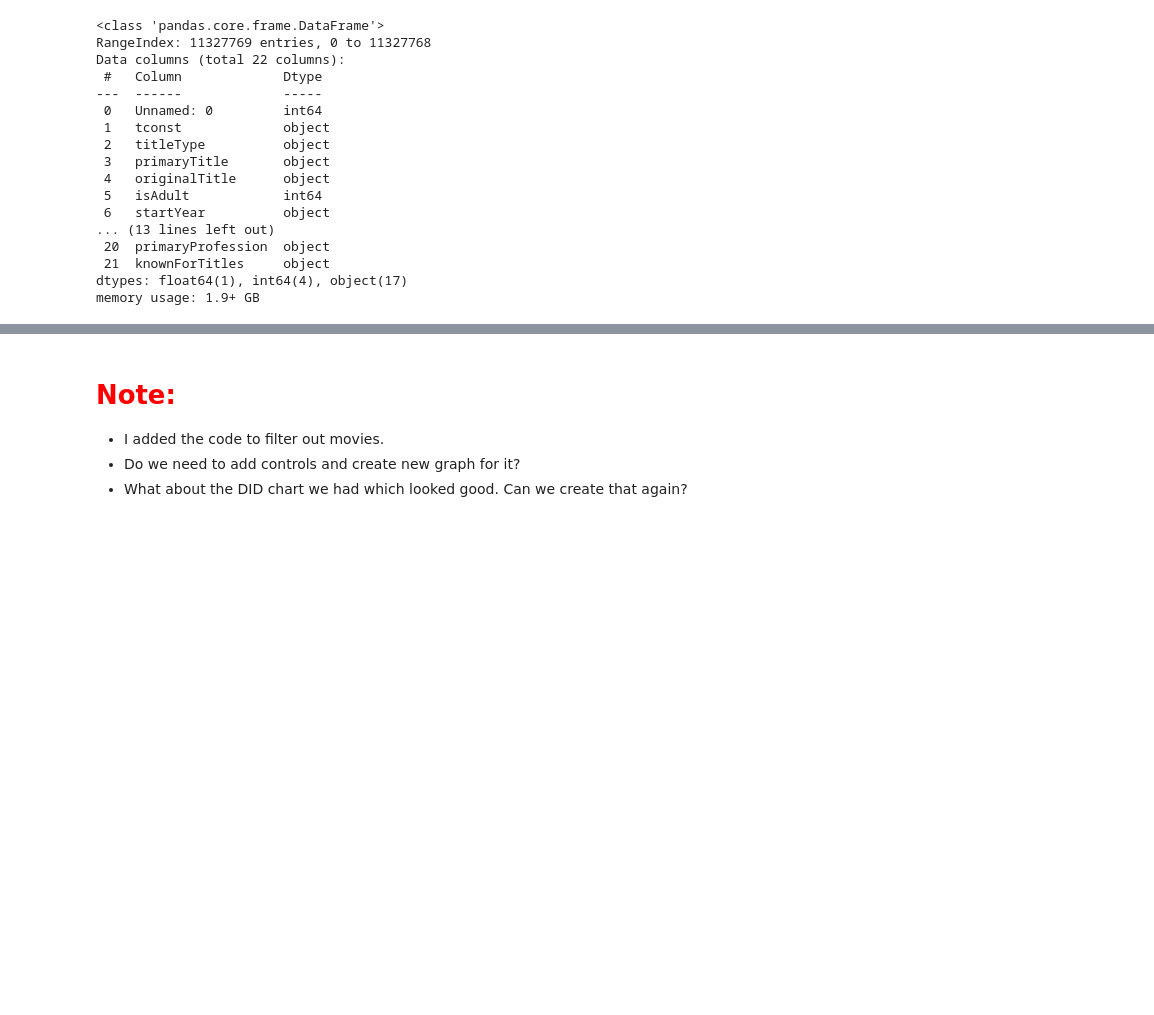
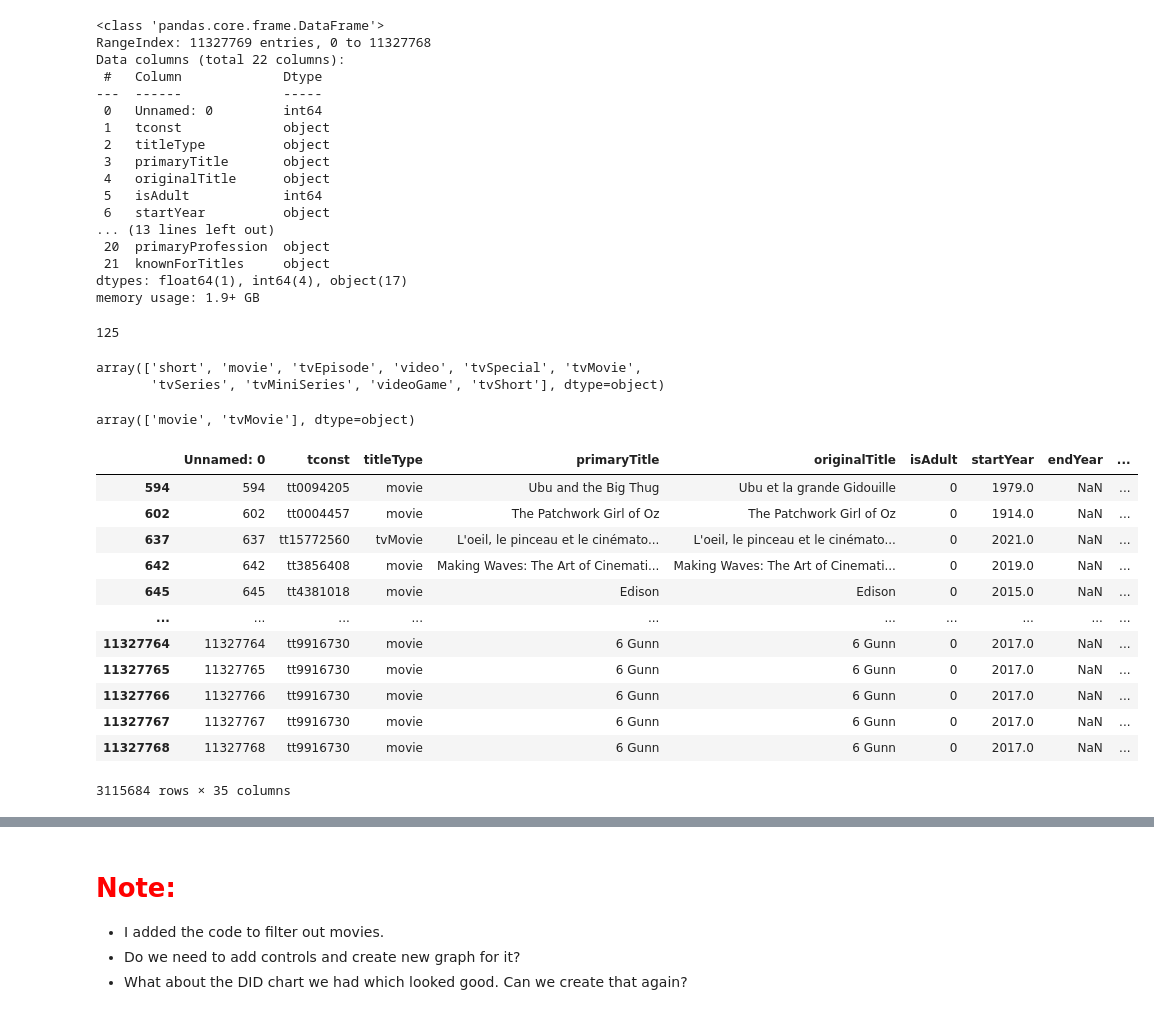
Before and after one commit to shreyash0O7/IMDb_for_Arya, a Jupyter notebook: new_codebase.ipynb, the cells around one changed output, grey strips where cells are left out. Cells and saved outputs as stored; diff of their text form; code cells hidden in the pictures; blank space fills up the shorter version.

```diff
--- a/new_codebase.ipynb
+++ b/new_codebase.ipynb
@@ -123,6 +125,10 @@ Data columns (total 22 columns):
  21  knownForTitles     object
 dtypes: float64(1), int64(4), object(17)
 memory usage: 1.9+ GB
+# %%
+merged_df['startYear'].nunique()
+# %% [output]
+125
 # %%
 merged_df['is_actress'] = merged_df['primaryProfession'].apply(lambda x: 1 if 'actress' in str(x).split(',') else 0)
 # Convert 'startYear' to integers, handling non-numeric values as NaN (errors='coerce')
@@ -151,5 +157,10 @@ merged_df['isAdult'] = pd.to_numeric(merged_df['isAdult'], errors='coerce')
 merged_df['runtimeMinutes'] = pd.to_numeric(merged_df['runtimeMinutes'], errors='coerce')
 merged_df['birthYear'] = pd.to_numeric(merged_df['birthYear'], errors='coerce')
 merged_df['endYear'] = pd.to_numeric(merged_df['endYear'], errors='coerce')
+# %%
+merged_df['titleType'].unique()
+# %% [output]
+array(['short', 'movie', 'tvEpisode', 'video', 'tvSpecial', 'tvMovie',
+       'tvSeries', 'tvMiniSeries', 'videoGame', 'tvShort'], dtype=object)
 # %%
 # # Filtering dataframes for a specific values
@@ -157,3 +168,23 @@ merged_df['endYear'] = pd.to_numeric(merged_df['endYear'], errors='coerce')
+# %%
+merged_df['titleType'].unique()
+# %% [output]
+array(['movie', 'tvMovie'], dtype=object)
+# %%
+merged_df
+# %% [output]
+|  | Unnamed: 0 | tconst | titleType | primaryTitle | originalTitle | isAdult | startYear | endYear | ... |
+| 594 | 594 | tt0094205 | movie | Ubu and the Big Thug | Ubu et la grande Gidouille | 0 | 1979.0 | NaN | ... |
+| 602 | 602 | tt0004457 | movie | The Patchwork Girl of Oz | The Patchwork Girl of Oz | 0 | 1914.0 | NaN | ... |
+| 637 | 637 | tt15772560 | tvMovie | L'oeil, le pinceau et le cinémato... | L'oeil, le pinceau et le cinémato... | 0 | 2021.0 | NaN | ... |
+| 642 | 642 | tt3856408 | movie | Making Waves: The Art of Cinemati... | Making Waves: The Art of Cinemati... | 0 | 2019.0 | NaN | ... |
+| 645 | 645 | tt4381018 | movie | Edison | Edison | 0 | 2015.0 | NaN | ... |
+| ... | ... | ... | ... | ... | ... | ... | ... | ... | ... |
+| 11327764 | 11327764 | tt9916730 | movie | 6 Gunn | 6 Gunn | 0 | 2017.0 | NaN | ... |
+| 11327765 | 11327765 | tt9916730 | movie | 6 Gunn | 6 Gunn | 0 | 2017.0 | NaN | ... |
+| 11327766 | 11327766 | tt9916730 | movie | 6 Gunn | 6 Gunn | 0 | 2017.0 | NaN | ... |
+| 11327767 | 11327767 | tt9916730 | movie | 6 Gunn | 6 Gunn | 0 | 2017.0 | NaN | ... |
+| 11327768 | 11327768 | tt9916730 | movie | 6 Gunn | 6 Gunn | 0 | 2017.0 | NaN | ... |
+3115684 rows × 35 columns
 # %%
 # Filter the DataFrame for the years you're interested in
 full_period = merged_df[(merged_df['startYear'] >= 2015)]
```
Also changed, not shown: parts of 17 cells of this notebook, 8 other files.
